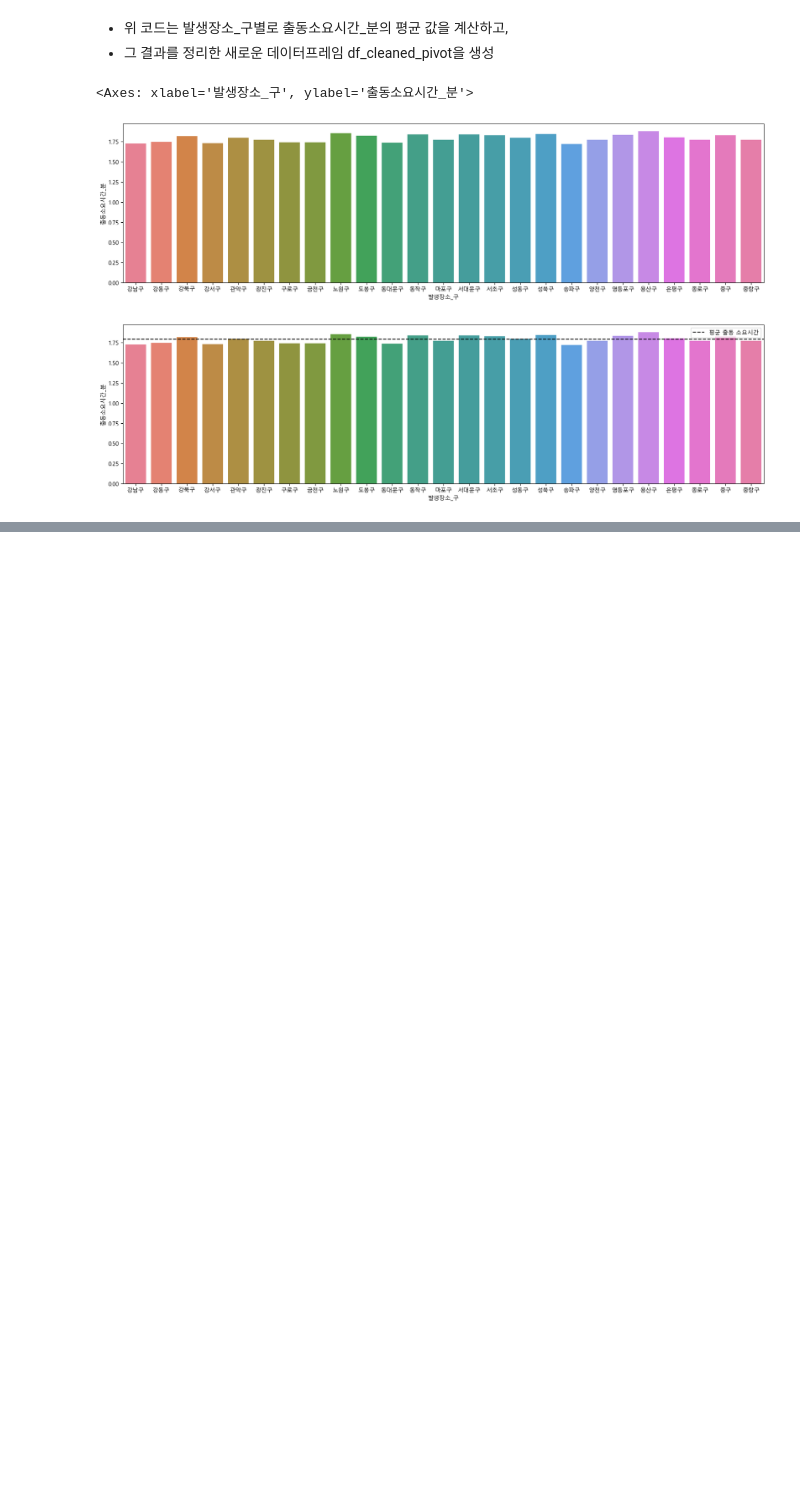
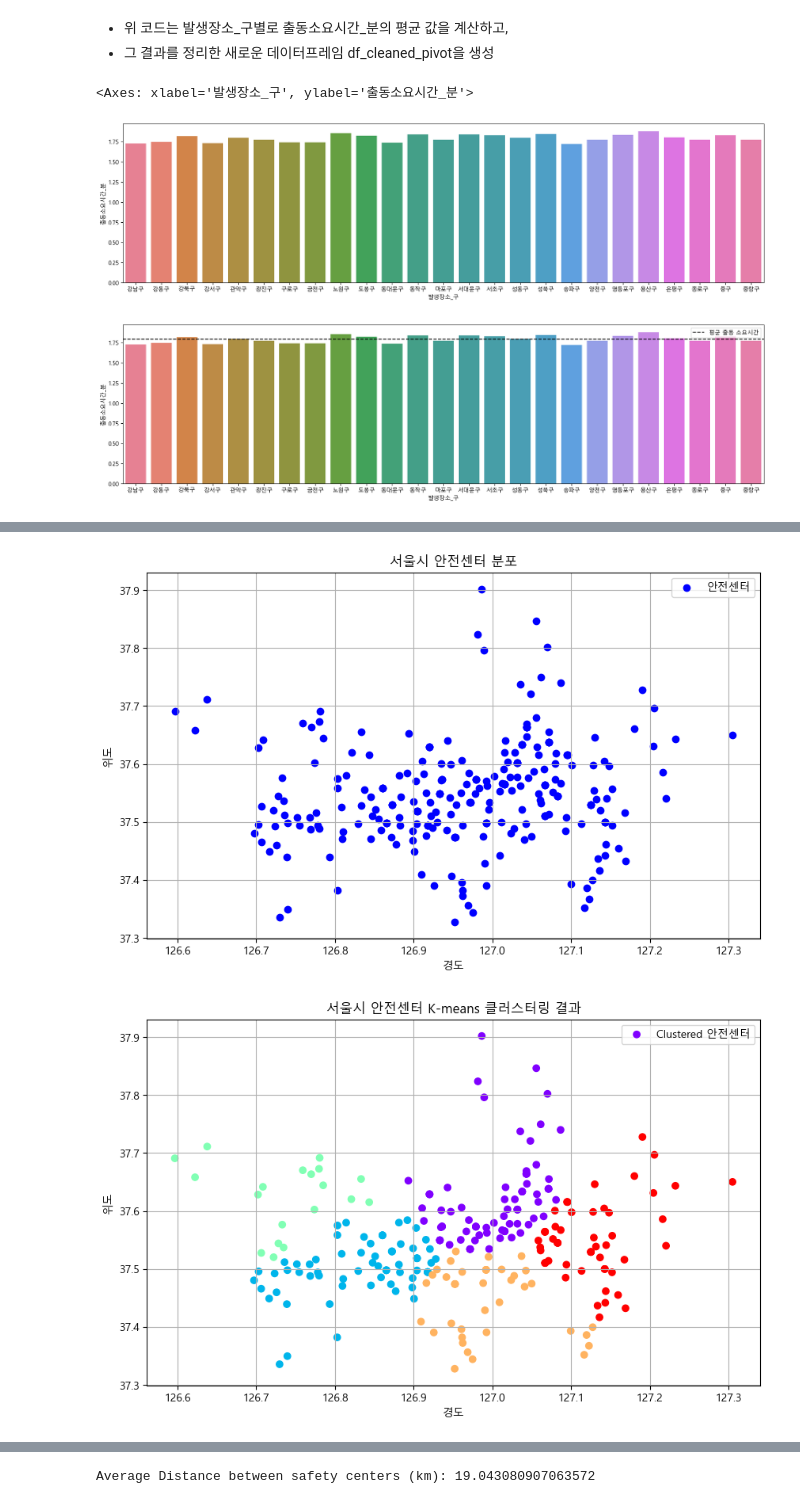
Before and after one commit to JuyeongKime2/FireRescueDataAnalysis_pj, a Jupyter notebook: pandas.ipynb, the cells around one changed output, grey strips where cells are left out. Drawn from its saved outputs; the diff is of its cells as text; code cells hidden in the pictures; blank space fills up the shorter version.

```diff
--- a/pandas.ipynb
+++ b/pandas.ipynb
@@ -1195,0 +1208,4 @@ plt.show()
+# %%
+df_fire = pd.read_csv('서울시 서소위치 위치정보 (좌표계_ WGS1984).csv', encoding='cp949')  # 파일을 올바르게 읽기 위해 인코딩 지정
+df_fire.to_csv('서울시 서소위치 위치정보_UTF8.csv', index=False, encoding='utf-8')  # UTF-8로 저장
+df_fire
@@ -1195,0 +1364,61 @@ plt.show()
+# %%
+import numpy as np
+import matplotlib.pyplot as plt
+from sklearn.cluster import KMeans
+from geopy.distance import geodesic
+
+# 1. 안전센터 분포 분석
+plt.figure(figsize=(10,6))
+plt.scatter(df_fire['경도'], df_fire['위도'], c='blue', marker='o', label='안전센터')
+plt.title('서울시 안전센터 분포')
+plt.xlabel('경도')
+plt.ylabel('위도')
+plt.legend()
+plt.grid(True)
+plt.show()
+
+# 2. 거리 분석 (모든 안전센터 간 평균 거리 계산)
+distances = []
+for i in range(len(df_fire)):
+    for j in range(i+1, len(df_fire)):
+        loc1 = (df_fire.iloc[i]['위도'], df_fire.iloc[i]['경도'])
+        loc2 = (df_fire.iloc[j]['위도'], df_fire.iloc[j]['경도'])
+        distances.append(geodesic(loc1, loc2).kilometers)
+
+average_distance = np.mean(distances)
+
+# 3. 클러스터링 분석 (K-means 클러스터링)
+kmeans = KMeans(n_clusters=5)
+coordinates = df_fire[['위도', '경도']].values
+kmeans.fit(coordinates)
+df_fire['cluster'] = kmeans.labels_
+
+# 클러스터링 결과 시각화
+plt.figure(figsize=(10,6))
+plt.scatter(df_fire['경도'], df_fire['위도'], c=df_fire['cluster'], cmap='rainbow', marker='o', label='Clustered 안전센터')
+plt.title('서울시 안전센터 K-means 클러스터링 결과')
+plt.xlabel('경도')
+plt.ylabel('위도')
+plt.legend()
+plt.grid(True)
+plt.show()
+
+# 4. 위도, 경도 분포 히스토그램
+plt.figure(figsize=(12,6))
+
+plt.subplot(1, 2, 1)
+plt.hist(df_fire['위도'], bins=20, color='blue', alpha=0.7)
+plt.title('위도 분포')
+
+plt.subplot(1, 2, 2)
+plt.hist(df_fire['경도'], bins=20, color='green', alpha=0.7)
+plt.title('경도 분포')
+
+plt.tight_layout()
+plt.show()
+
+# 평균 거리 출력
+print("Average Distance between safety centers (km):", average_distance)
+# %% [output]
+[figure, added]
+[figure, added]
@@ -1195,0 +1426 @@ plt.show()
+Average Distance between safety centers (km): 19.043080907063572
```
Also changed, not shown: parts of 10 cells of this notebook, 3 other files.
